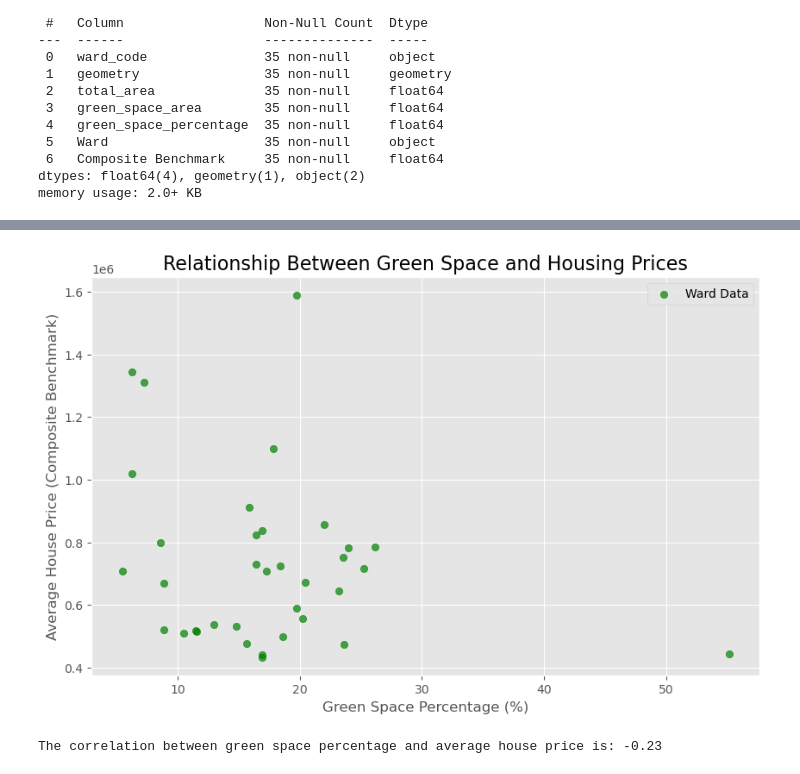
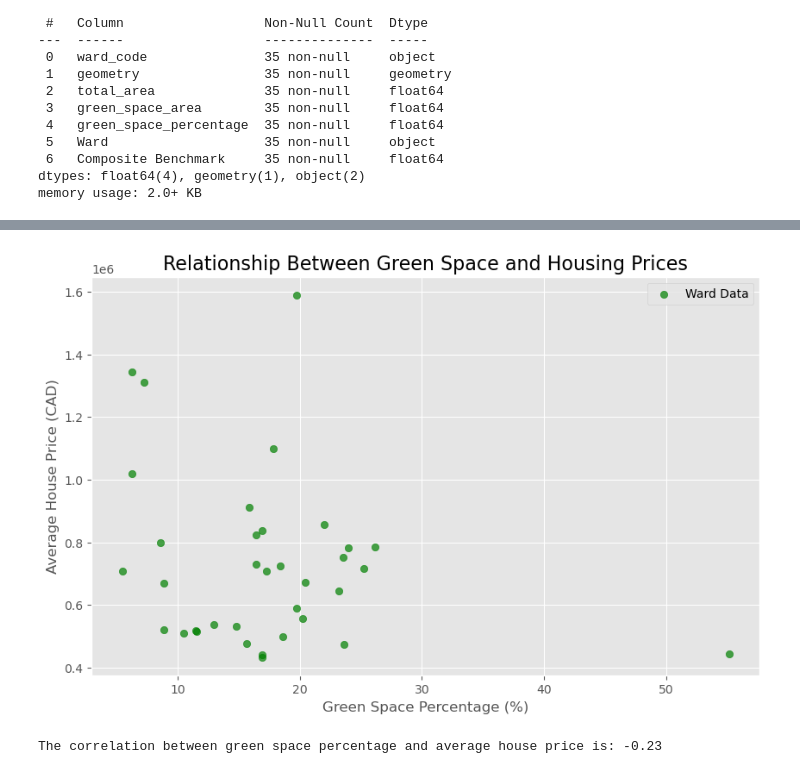
Before and after one commit to jayshah2111/team-algorithm-avengers, a Jupyter notebook: green-spaces/green-space-analysis.ipynb, the cells around one changed output, grey strips where cells are left out. Drawn from its saved outputs; the diff is of its cells as text; code cells hidden in the pictures.

Commit message:
Updated plots

```diff
--- a/green-spaces/green-space-analysis.ipynb
+++ b/green-spaces/green-space-analysis.ipynb
@@ -650,22 +647,22 @@ merged_data.head()
 # %%
 # Scatter plot: green space percentage vs housing prices
 plt.figure(figsize=(10, 6))
 plt.scatter(
     merged_data["green_space_percentage"],
     merged_data["Composite Benchmark"],
     color="green",
     alpha=0.7,
     label="Ward Data"
 )
 plt.title("Relationship Between Green Space and Housing Prices", fontsize=16)
 plt.xlabel("Green Space Percentage (%)", fontsize=12)
-plt.ylabel("Average House Price (Composite Benchmark)", fontsize=12)
+plt.ylabel("Average House Price (CAD)", fontsize=12)
 plt.grid(True)
 plt.legend()
 plt.savefig('plots/green_space_area_vs_prices.png', dpi=300)
 plt.show()
 # %% [output]
-[figure, old version]
+[figure, new version]
 # %%
 correlation = merged_data["green_space_percentage"].corr(merged_data["Composite Benchmark"])
 print(f"The correlation between green space percentage and average house price is: {correlation:.2f}")
```
Also changed, not shown: parts of 13 cells of this notebook, 13 other files.
